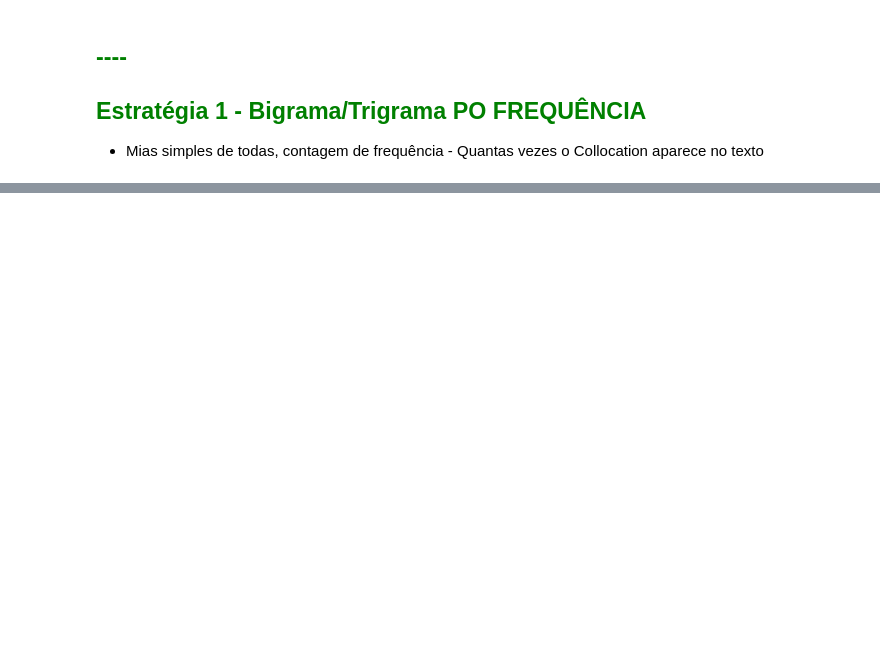
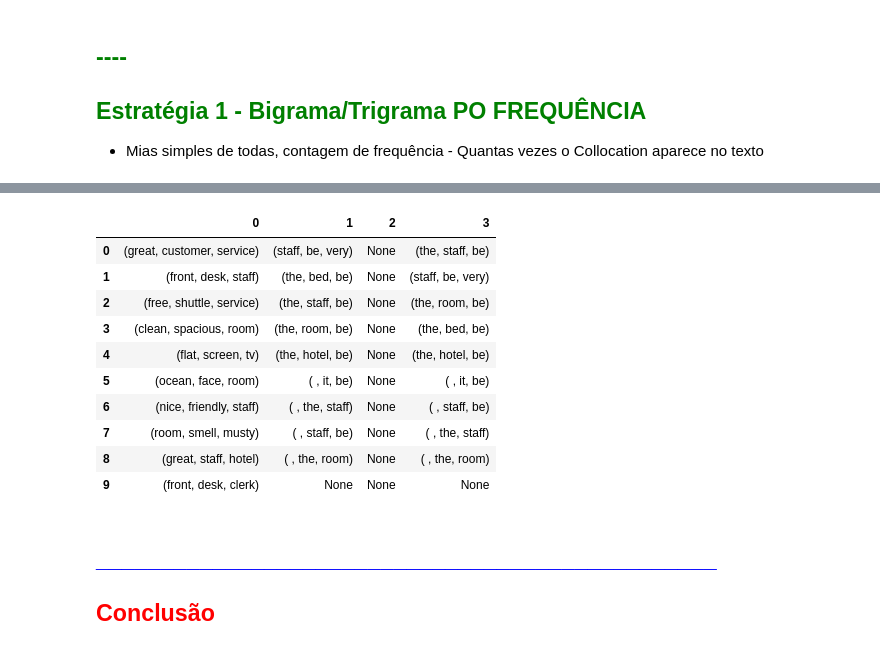
Before and after one commit to alyssonmontovanelli/formacao_dataScience_DSA, a Jupyter notebook: 04_machineLearning/Cap12_NLP_Processamento_Linguagem_Natural/02_Intro_PLN.ipynb, the cells around one changed output, grey strips where cells are left out. Drawn from its saved outputs; the diff is of its cells as text; code cells hidden in the pictures; blank space fills up the shorter version.

```diff
--- a/04_machineLearning/Cap12_NLP_Processamento_Linguagem_Natural/02_Intro_PLN.ipynb
+++ b/04_machineLearning/Cap12_NLP_Processamento_Linguagem_Natural/02_Intro_PLN.ipynb
@@ -806,0 +1031,2 @@ buscaBigramas = nltk.collocations.BigramCollocationFinder.from_documents(comenta
+# %%
+trigramas_T_filtrados = TestetTabTriigramas[TestetTabTriigramas.Trigrama.map(lambda x: filtra_token_trigramas(x))]
@@ -806,0 +1058,4 @@ buscaBigramas = nltk.collocations.BigramCollocationFinder.from_documents(comenta
+# %%
+
+QuiTabTriigramas = pd.DataFrame(list(buscaTrigramas.score_ngrams(trigrama.chi_sq)),
+                              columns = ["Trigrama", "Qui"]).sort_values(by = "Qui", ascending= False)
@@ -806,0 +1085,5 @@ buscaBigramas = nltk.collocations.BigramCollocationFinder.from_documents(comenta
+# %%
+metodo1_trigrama = trigramas_filtrados[:10].Trigrama.values
+metodo2_trigrama = PMITabTrigramas[:10].Trigrama.values
+metodo3_trigrama = trigramas_T_filtrados[:10].Trigrama.values
+metodo4_trigrama = QuiTabTriigramas[:10].Trigrama.values
@@ -806,0 +1120,21 @@ buscaBigramas = nltk.collocations.BigramCollocationFinder.from_documents(comenta
+# %%
+# Mesma coisa para trigrama
+comparaTriigrama = pd.DataFrame([metodo1_trigrama, metodo2_trigrama, metodo3_trigrama, metodo4_trigrama]).T
+# %%
+comparaTriigrama
+# %% [output]
+|  | 0 | 1 | 2 | 3 |
+| 0 | (great, customer, service) | (staff, be, very) | None | (the, staff, be) |
+| 1 | (front, desk, staff) | (the, bed, be) | None | (staff, be, very) |
+| 2 | (free, shuttle, service) | (the, staff, be) | None | (the, room, be) |
+| 3 | (clean, spacious, room) | (the, room, be) | None | (the, bed, be) |
+| 4 | (flat, screen, tv) | (the, hotel, be) | None | (the, hotel, be) |
+| 5 | (ocean, face, room) | ( , it, be) | None | ( , it, be) |
+| 6 | (nice, friendly, staff) | ( , the, staff) | None | ( , staff, be) |
+| 7 | (room, smell, musty) | ( , staff, be) | None | ( , the, staff) |
+| 8 | (great, staff, hotel) | ( , the, room) | None | ( , the, room) |
+| 9 | (front, desk, clerk) | None | None | None |
+# %% [markdown]
+<font color="Blue">________________________________________________</font>
+-----
+## <font color="red"> Conclusão
```
Also changed, not shown: parts of 50 cells of this notebook.
